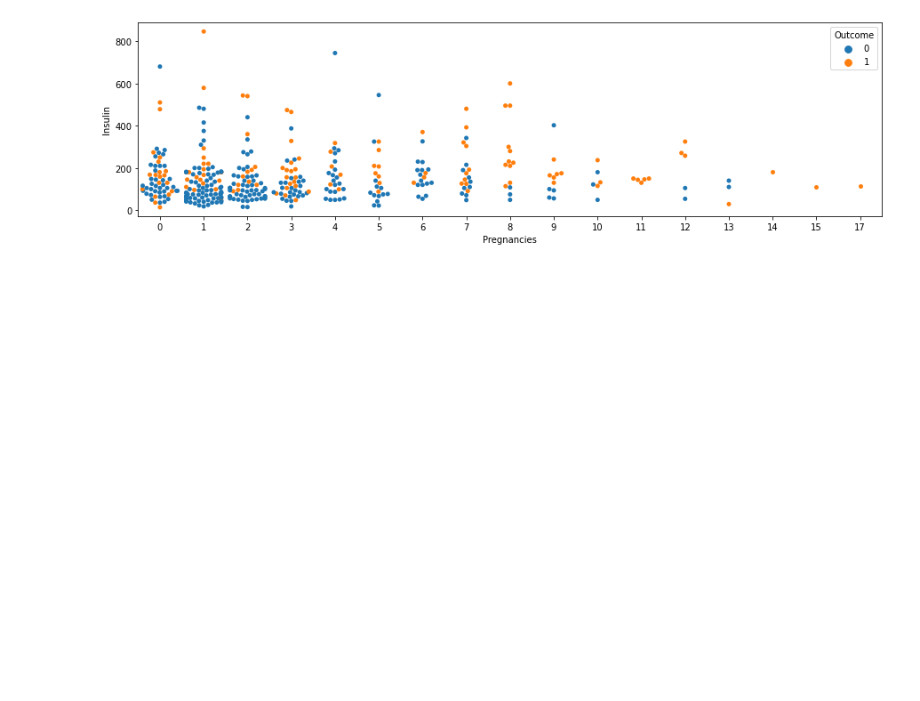
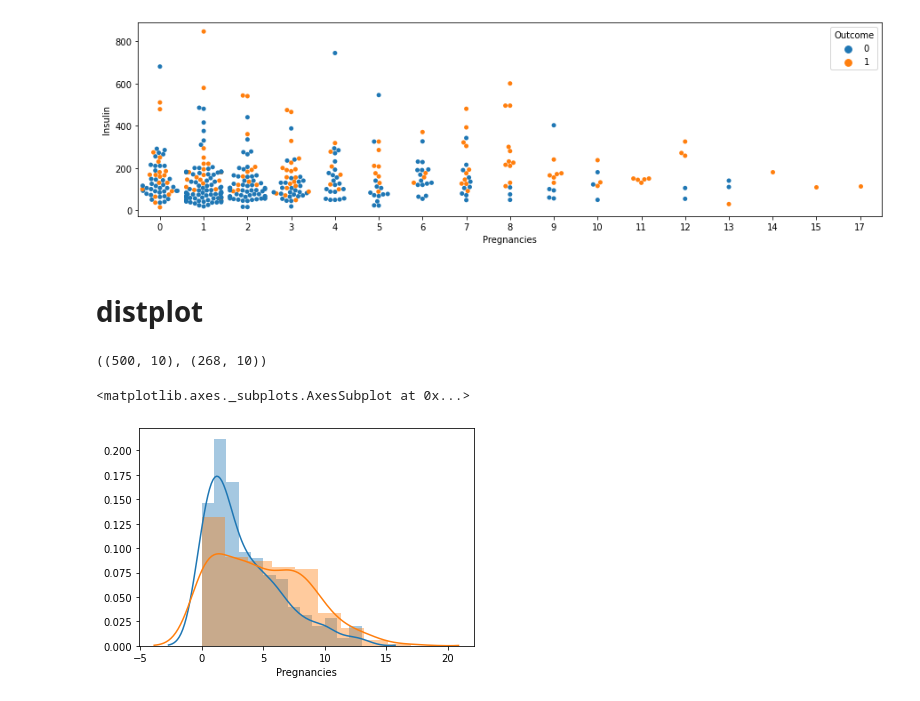
Before and after one commit to baesku789/jupyter, a Jupyter notebook: pima-diabetes-eda.ipynb, the cells around one changed output. Drawn from its saved outputs; the diff is of its cells as text; code cells hidden in the pictures; blank space fills up the shorter version.

```diff
--- a/pima-diabetes-eda.ipynb
+++ b/pima-diabetes-eda.ipynb
@@ -337,3 +337,19 @@ sns.swarmplot(data=df[df["Insulin"] > 0],
 # %% [output]
 <matplotlib.axes._subplots.AxesSubplot at 0x...>
 [figure]
+# %% [markdown]
+# distplot
+# %%
+df_0 = df[df["Outcome"] == 0]
+df_1 = df[df["Outcome"] == 1]
+df_0.shape, df_1.shape
+# %% [output]
+((500, 10), (268, 10))
+# %%
+# 임신횟수에 따른 당뇨병 발병 여부를 시각화 합니다.
+
+sns.distplot(df_0["Pregnancies"])
+sns.distplot(df_1["Pregnancies"])
+# %% [output]
+<matplotlib.axes._subplots.AxesSubplot at 0x...>
+[figure, added]
```
Also changed, not shown: parts of 14 cells of this notebook.
